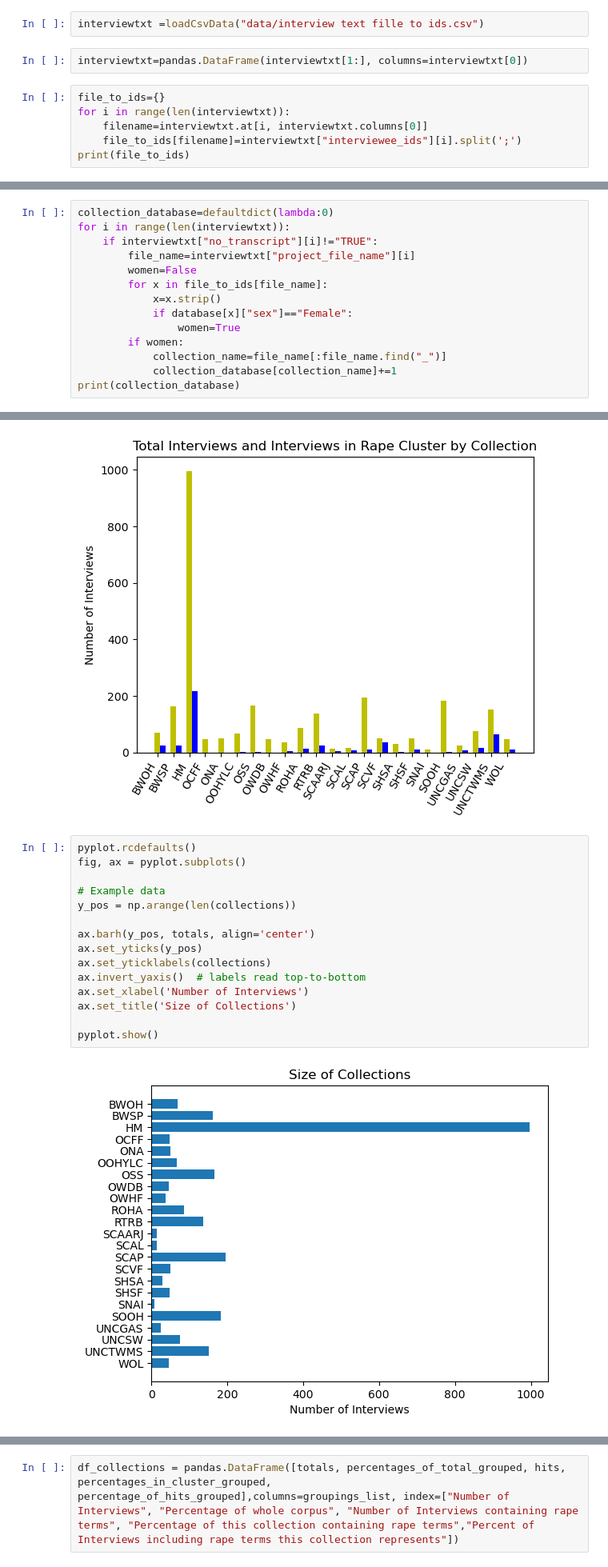
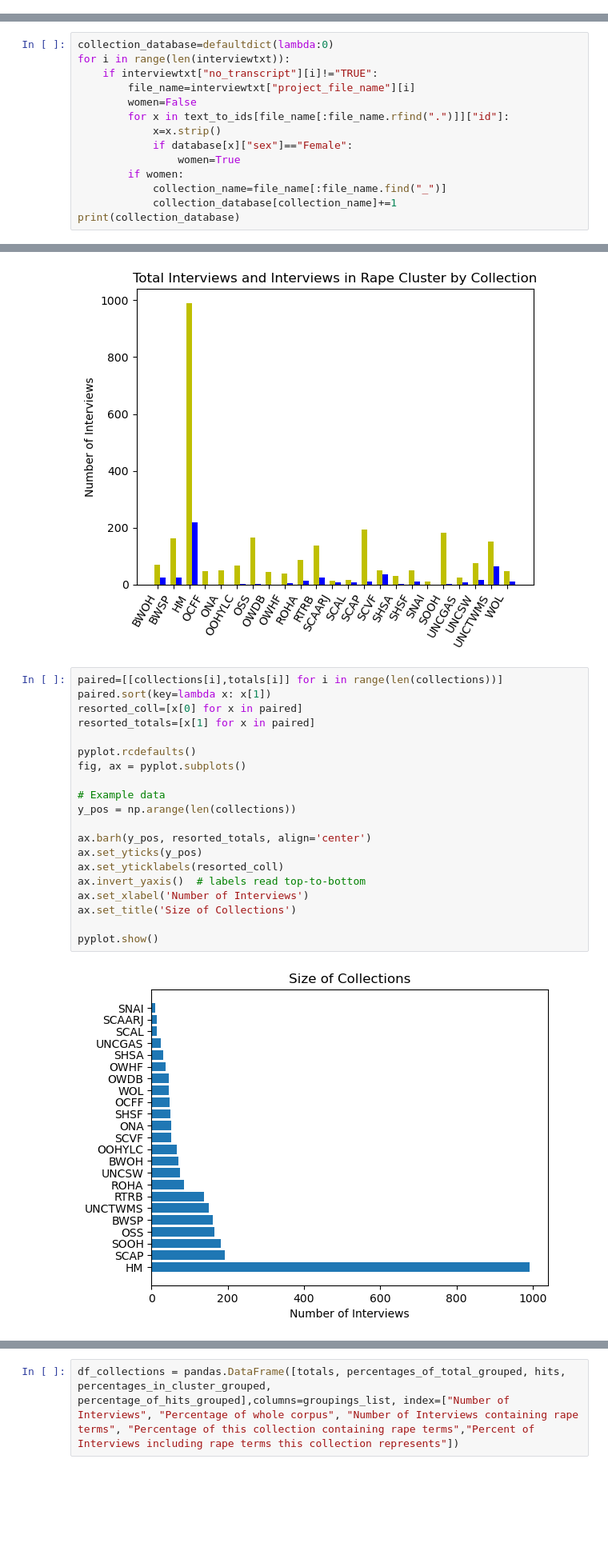
Before and after one commit to ohtap/ohtap, a Jupyter notebook: Research Question 1/RQ1 code.ipynb, the cells around one changed output, grey strips where cells are left out. Shown: that part at 80% size. Cells and saved outputs as stored; diff of their text form; blank space fills up the shorter version.

```diff
--- a/Research Question 1/RQ1 code.ipynb
+++ b/Research Question 1/RQ1 code.ipynb
@@ -530,13 +510,3 @@ pyplot.setp(ax.get_xticklabels(), rotation=30, horizontalalignment='right')
 [figure]
 # %% [markdown]
 By collection breakdowns
-# %%
-interviewtxt =loadCsvData("data/interview text fille to ids.csv")
-# %%
-interviewtxt=pandas.DataFrame(interviewtxt[1:], columns=interviewtxt[0])
-# %%
-file_to_ids={}
-for i in range(len(interviewtxt)):
-    filename=interviewtxt.at[i, interviewtxt.columns[0]]
-    file_to_ids[filename]=interviewtxt["interviewee_ids"][i].split(';')
-print(file_to_ids)
@@ -548,7 +516,7 @@ for i in range(len(interviewtxt)):
     if interviewtxt["no_transcript"][i]!="TRUE":
         file_name=interviewtxt["project_file_name"][i]
         women=False
-        for x in file_to_ids[file_name]:
+        for x in text_to_ids[file_name[:file_name.rfind(".")]]["id"]:
             x=x.strip()
             if database[x]["sex"]=="Female":
                 women=True
@@ -670,19 +638,24 @@ pyplot.setp(ax.get_xticklabels(), rotation=60, horizontalalignment='right')
  None]
 [figure]
 # %%
+paired=[[collections[i],totals[i]] for i in range(len(collections))]
+paired.sort(key=lambda x: x[1])
+resorted_coll=[x[0] for x in paired]
+resorted_totals=[x[1] for x in paired]
+
 pyplot.rcdefaults()
 fig, ax = pyplot.subplots()
 
 # Example data
 y_pos = np.arange(len(collections))
 
-ax.barh(y_pos, totals, align='center')
+ax.barh(y_pos, resorted_totals, align='center')
 ax.set_yticks(y_pos)
-ax.set_yticklabels(collections)
+ax.set_yticklabels(resorted_coll)
 ax.invert_yaxis()  # labels read top-to-bottom
 ax.set_xlabel('Number of Interviews')
 ax.set_title('Size of Collections')
 
 pyplot.show()
 # %% [output]
-[figure, old version]
+[figure, new version]
```
Also changed, not shown: parts of 29 cells of this notebook.
